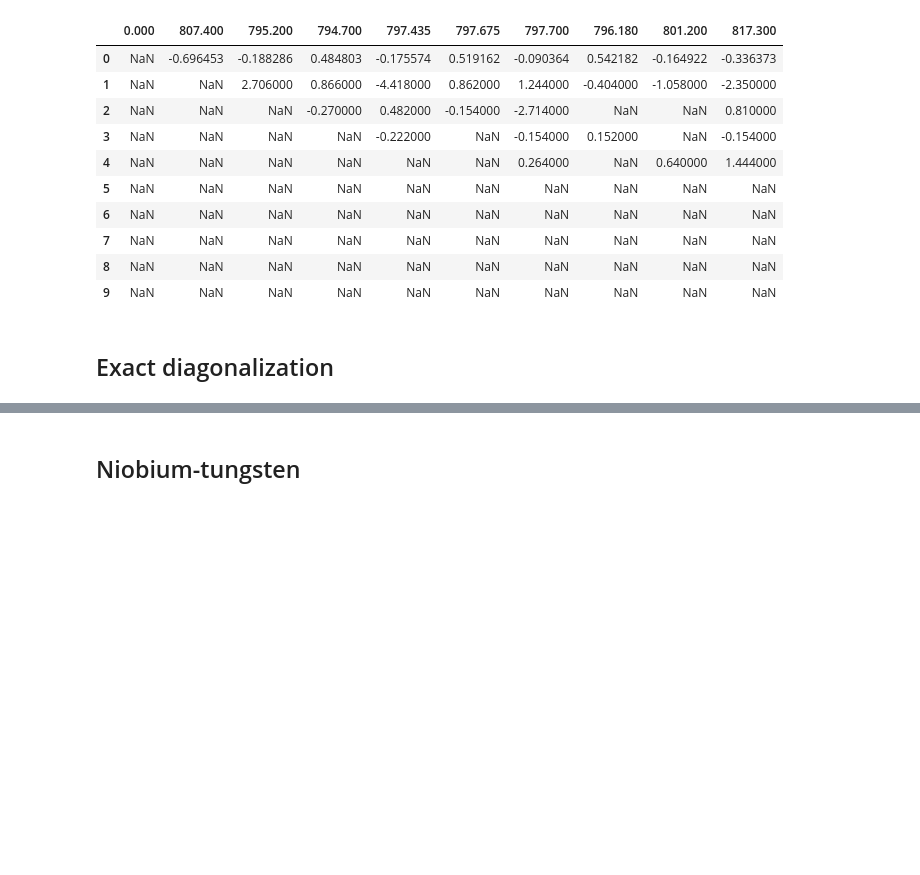
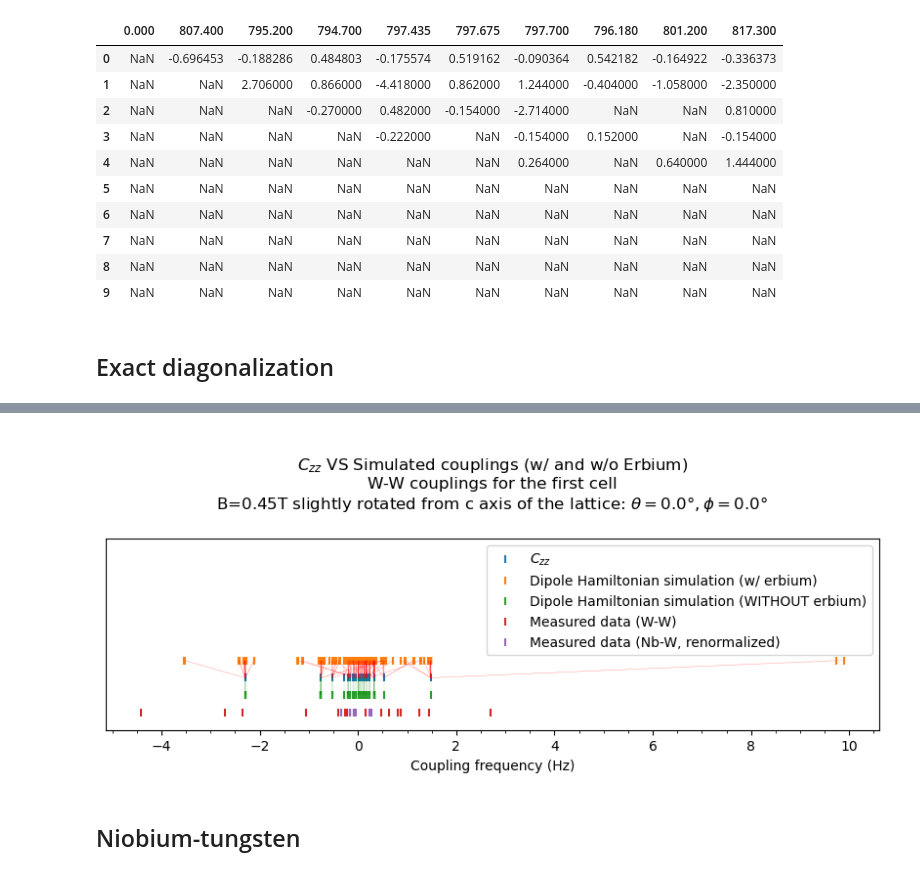
Before and after one commit to maurice-debray/spin_reconstruction, a Jupyter notebook: understanding-couplings.ipynb, the cells around one changed output, grey strips where cells are left out. Cells and saved outputs as stored; diff of their text form; code cells hidden in the pictures; blank space fills up the shorter version.

```diff
--- a/understanding-couplings.ipynb
+++ b/understanding-couplings.ipynb
@@ -542,3 +541,55 @@ pass
+# %%
+fig, ax = plt.subplots(1,figsize=(8, 3.5), constrained_layout=True)
+fig.suptitle(f"""
+$C_{{zz}}$ VS Simulated couplings (w/ and w/o Erbium)
+W-W couplings for the first cell
+B={B_0}T slightly rotated from c axis of the lattice: $\\theta = {theta * 180 / np.pi}°, \\phi = {phi * 180 / np.pi}°$
+""")
+ax.set_xlabel("Coupling frequency (Hz)")
+
+one_cell_couplings = couplings(cell_sites)
+
+theo_data, inverse = np.unique(one_cell_couplings[~np.isnan(one_cell_couplings)], return_inverse = True)
+sim_couplings, index = np.unique(full_H_couplings, return_index = True)
+sim_couplings_no_er, index_no_er = np.unique(H_0_couplings[~np.isnan(H_0_couplings)], return_index = True)
+
+ax.scatter(theo_data, np.zeros(theo_data.shape), marker = "|", label="$C_{zz}$")
+ax.scatter(sim_couplings, np.zeros(sim_couplings.shape)+1, marker = "|", label="Dipole Hamiltonian simulation (w/ erbium)")
+
+ax.scatter(sim_couplings_no_er, np.zeros(sim_couplings_no_er.shape)-1, marker = "|", label="Dipole Hamiltonian simulation (WITHOUT erbium)")
+
+
+measured_data = (renormalized_data[1:,:])[~np.isnan(renormalized_data[1:,:])]
+ax.scatter(measured_data, np.zeros(measured_data.shape)-2, marker = "|", label="Measured data (W-W)")
+
+
+measured_data = (renormalized_data[0,:])[~np.isnan(renormalized_data[0,:])]/2
+ax.scatter(measured_data, np.zeros(measured_data.shape)-2, marker = "|", label="Measured data (Nb-W, renormalized)")
+
+#for i in range(len(full_H_sites)):
+    #ax.text(H_0_couplings[i], -2.5, f"{first_cell_label(full_H_sites[i,0])}/{first_cell_label(full_H_sites[i,1])}", size = 7, horizontalalignment='center')
+
+
+for i, j in enumerate(index):
+    ax.plot([theo_data[inverse[j]],sim_couplings[i]], [0,1], linestyle="--", color = "red", linewidth = 0.1)
+
+for i, j in enumerate(index_no_er):
+    ax.plot([theo_data[inverse[j]],sim_couplings_no_er[i]], [0,-1], linestyle="--", color = "green", linewidth = 0.1)
+
+
+
+
+ax.set_ylim((-3,8))
+ax.legend()
+ax.xaxis.grid(True, which='minor')
+import matplotlib.ticker as ticker
+ax.xaxis.set_minor_locator(ticker.MultipleLocator(0.5))
+ax.grid(False, which='both')
+ax.get_yaxis().set_ticks([])
+
+pass
+# %% [output]
+[figure, added]
 # %% [markdown]
 ## Niobium-tungsten
 # %%
```
Also changed, not shown: parts of 10 cells of this notebook, 10 other files.
